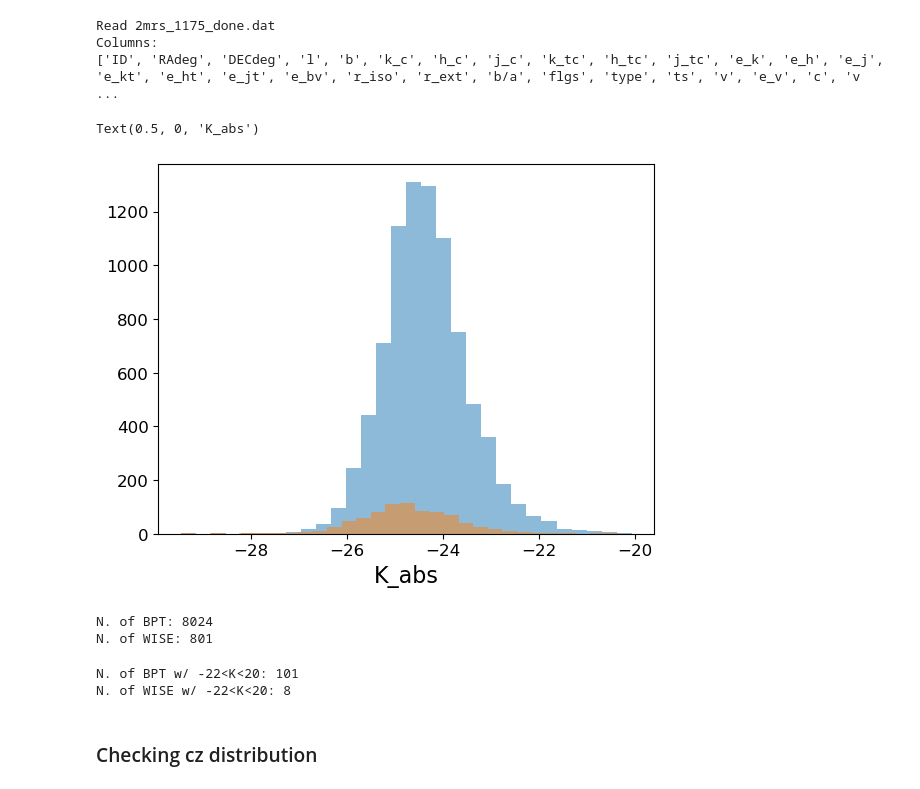
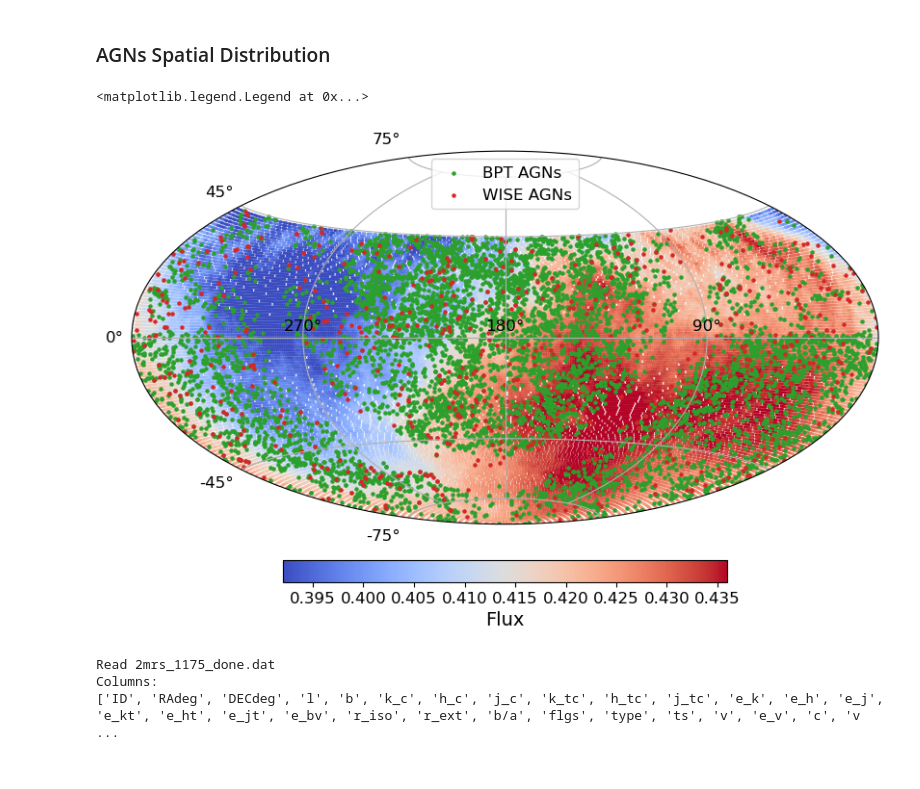
Before and after one commit to FedeDavilaKurban/Auger, a Jupyter notebook: plot4_paper1.ipynb, the cells around one changed output. Saved outputs shown, nothing was run; the diff lists cells and outputs as text; code cells hidden in the pictures.

```diff
--- a/plot4_paper1.ipynb
+++ b/plot4_paper1.ipynb
@@ -39,3 +52,49 @@ plt.show()
+# %% [markdown]
+### AGNs Spatial Distribution
+# %%
+import numpy as np
+from matplotlib import colors
+
+# === Load flux catalog ===
+file_path = "../data/Auger/flux_a8_lb.dat"
+flux_cat = np.loadtxt(file_path)
+
+# Columns: Dec, RA, Flux, Flux_unc, Gal_l, Gal_b
+flux_dec = flux_cat[:, 0]
+flux_ra = flux_cat[:, 1]
+flux_val = flux_cat[:, 2]
+
+
+# === Plot ===
+plt.figure(figsize=(10, 6))
+ax = plt.subplot(111, projection='hammer')
+ax.grid(True)
+
+# Set ticls
+xticks_deg = [270, 180, 90]
+xticks_rad = -np.radians(xticks_deg) + np.pi
+ax.set_xticks(xticks_rad)
+ax.set_xticklabels([f"{d}°" for d in xticks_deg])
+
+yticks_deg = [-75, -45, 0, 45, 75]
+yticks_rad = np.radians(yticks_deg)
+ax.set_yticks(yticks_rad)
+ax.set_yticklabels([f"{d}°" for d in yticks_deg])
+
+# === Flux Scatter plot (with horizontal colorbar below) ===
+norm_flux = colors.Normalize(vmin=np.percentile(flux_val, 5), vmax=np.percentile(flux_val, 95))
+sc = ax.scatter(np.deg2rad(-flux_ra+180.), np.deg2rad(flux_dec), c=flux_val, s=5, cmap='coolwarm', norm=norm_flux, edgecolor='none')
+
+# Horizontal colorbar for Flux
+cbar_flux = plt.colorbar(sc, ax=ax, orientation='horizontal', pad=0.08, fraction=0.05)
+cbar_flux.set_label("Flux")
+
+ax.scatter(np.deg2rad(-agns_bpt['_RAJ2000']+180.), np.deg2rad(agns_bpt['_DEJ2000']), s=5, color='C2', label='BPT AGNs')
+ax.scatter(np.deg2rad(-agns_wise['_RAJ2000']+180.), np.deg2rad(agns_wise['_DEJ2000']), s=5, color='C3', label='WISE AGNs')
+plt.legend()
+# %% [output]
+<matplotlib.legend.Legend at 0x...>
+[figure, added]
 # %%
 import numpy as np
 from astropy.io import ascii
@@ -156,24 +235,3 @@ fcat = treecorr.Catalog(ra=flux_ra, dec=flux_dec, k=flux_val,
 Read 2mrs_1175_done.dat
 Columns:
 ['ID', 'RAdeg', 'DECdeg', 'l', 'b', 'k_c', 'h_c', 'j_c', 'k_tc', 'h_tc', 'j_tc', 'e_k', 'e_h', 'e_j', 'e_kt', 'e_ht', 'e_jt', 'e_bv', 'r_iso', 'r_ext', 'b/a', 'flgs', 'type', 'ts', 'v', 'e_v', 'c', 'v ...
-# %%
-plt.hist(agns['K_abs'], bins=30, alpha=0.5)
-plt.hist(agns[agns['class']==1]['K_abs'], bins=30, alpha=0.5)
-plt.xlabel('K_abs')
-# %% [output]
-Text(0.5, 0, 'K_abs')
-[figure, removed]
-# %%
-print('N. of BPT:', len(agns_bpt))
-print('N. of WISE:', len(agns_wise))
-# %% [output]
-N. of BPT: 8024
-N. of WISE: 801
-# %%
-print('N. of BPT w/ -22<K<20:', len(agns_bpt[(agns_bpt['K_abs'] <= -20.0) & (agns_bpt['K_abs'] >= -22.0)]))
-print('N. of WISE w/ -22<K<20:', len(agns_wise[(agns_wise['K_abs'] <= -20.0) & (agns_wise['K_abs'] >= -22.0)]))
-# %% [output]
-N. of BPT w/ -22<K<20: 101
-N. of WISE w/ -22<K<20: 8
-# %% [markdown]
-### Checking cz distribution
```
Also changed, not shown: parts of 17 cells of this notebook, 1 other file.
